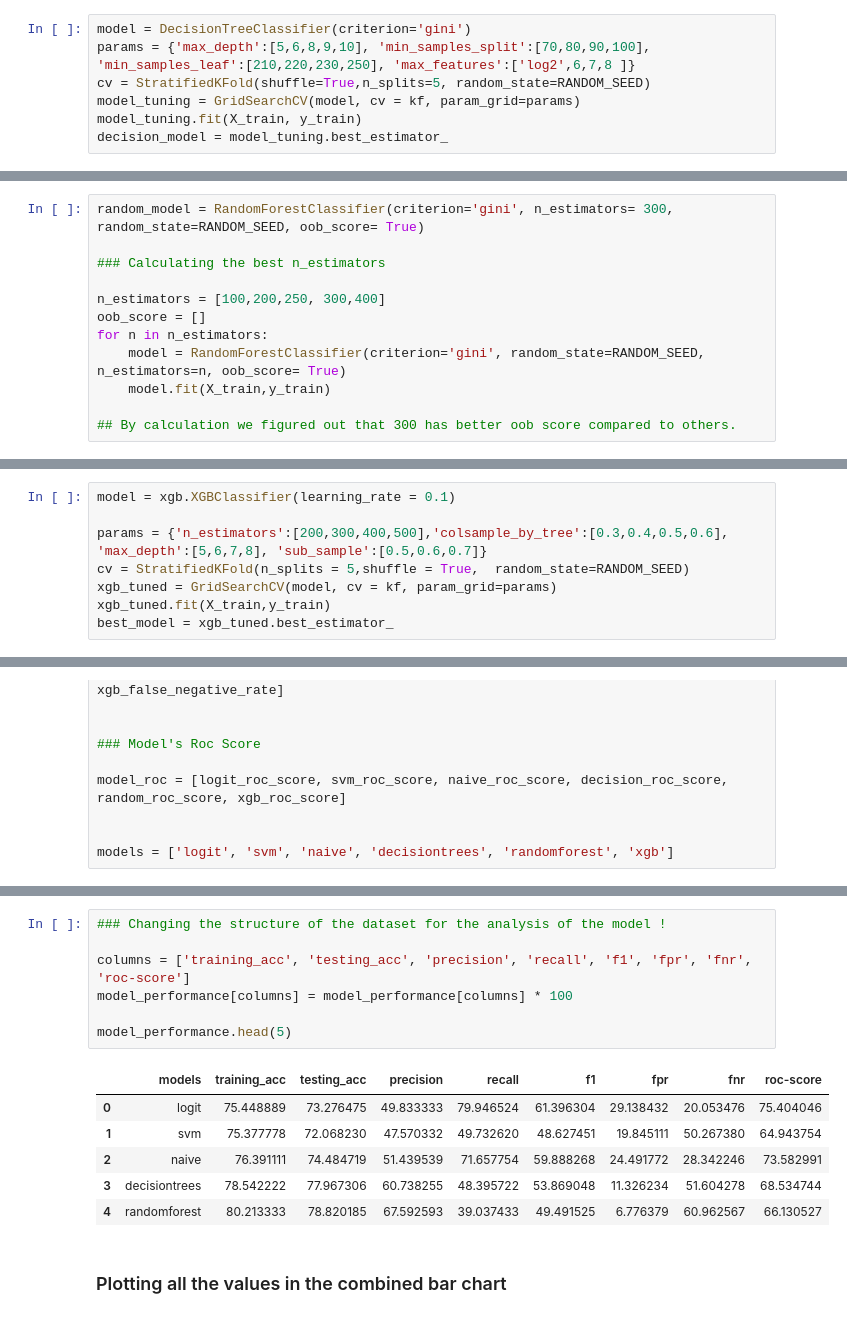
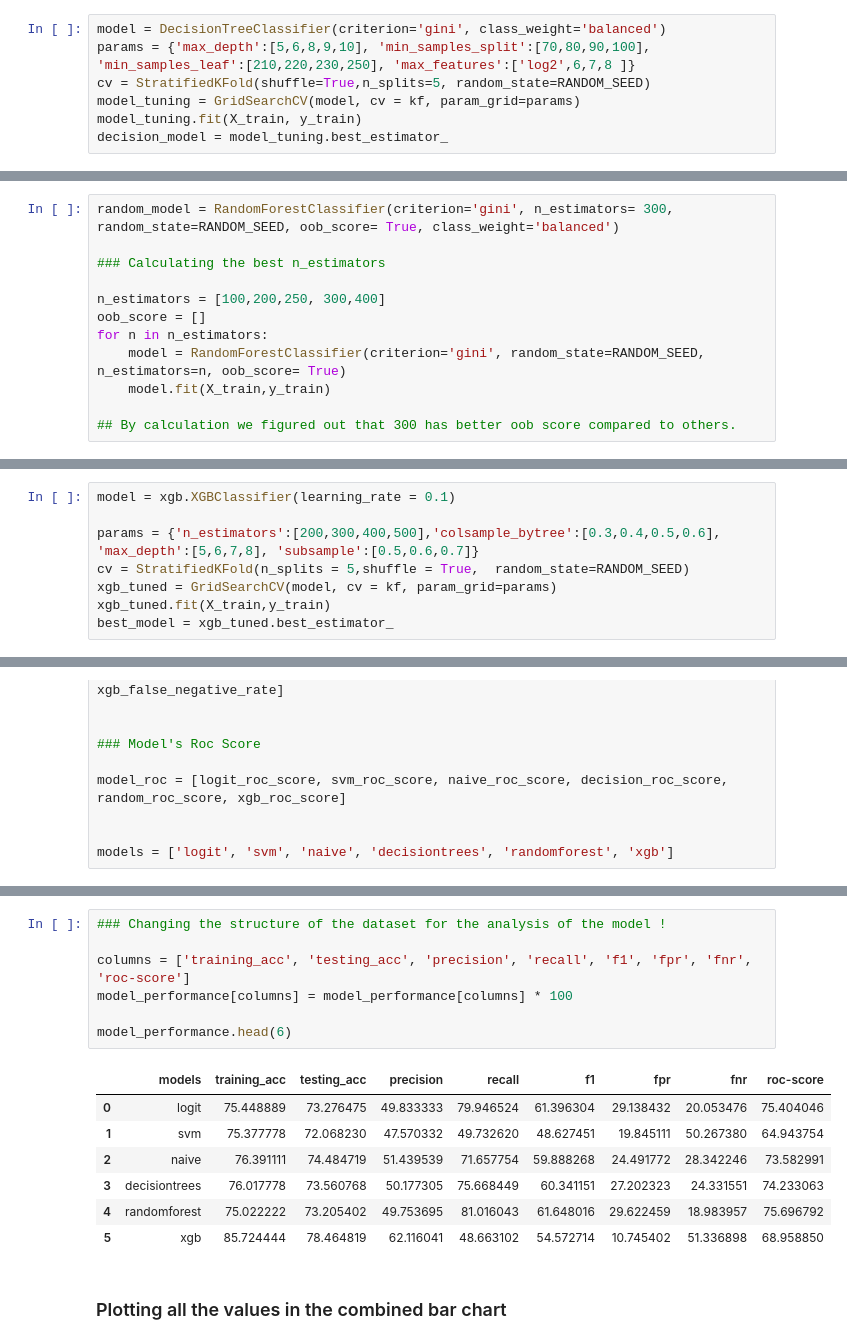
Before and after one commit to suzaladhikari/customer_churn-, a Jupyter notebook: Model Preparation/model.ipynb, the cells around one changed output, grey strips where cells are left out. Drawn from its saved outputs; the diff is of its cells as text.

```diff
--- a/Model Preparation/model.ipynb
+++ b/Model Preparation/model.ipynb
@@ -284,7 +284,7 @@ SVM False Negative Rate: 0.50
 # %% [markdown]
 ### Model 4: Decision Tree Classifier
 # %%
-model = DecisionTreeClassifier(criterion='gini')
+model = DecisionTreeClassifier(criterion='gini', class_weight='balanced')
 params = {'max_depth':[5,6,8,9,10], 'min_samples_split':[70,80,90,100], 'min_samples_leaf':[210,220,230,250], 'max_features':['log2',6,7,8 ]}
 cv = StratifiedKFold(shuffle=True,n_splits=5, random_state=RANDOM_SEED)
 model_tuning = GridSearchCV(model, cv = kf, param_grid=params)
@@ -370,7 +370,7 @@ Decision Tree ROC-AUC score: 0.69
 # %% [markdown]
 ### Model 5: Random Forest Classifier
 # %%
-random_model = RandomForestClassifier(criterion='gini', n_estimators= 300, random_state=RANDOM_SEED, oob_score= True)
+random_model = RandomForestClassifier(criterion='gini', n_estimators= 300, random_state=RANDOM_SEED, oob_score= True, class_weight='balanced')
 
 ### Calculating the best n_estimators
 
@@ -466,7 +466,7 @@ Random Forest ROC-AUC score: 0.66
 # %%
 model = xgb.XGBClassifier(learning_rate = 0.1)
 
-params = {'n_estimators':[200,300,400,500],'colsample_by_tree':[0.3,0.4,0.5,0.6], 'max_depth':[5,6,7,8], 'sub_sample':[0.5,0.6,0.7]}
+params = {'n_estimators':[200,300,400,500],'colsample_bytree':[0.3,0.4,0.5,0.6], 'max_depth':[5,6,7,8], 'subsample':[0.5,0.6,0.7]}
 cv = StratifiedKFold(n_splits = 5,shuffle = True,  random_state=RANDOM_SEED)
 xgb_tuned = GridSearchCV(model, cv = kf, param_grid=params)
 xgb_tuned.fit(X_train,y_train)
@@ -619,17 +601,18 @@ model_performance.head(5)
 # %%
 ### Changing the structure of the dataset for the analysis of the model !
 
 columns = ['training_acc', 'testing_acc', 'precision', 'recall', 'f1', 'fpr', 'fnr', 'roc-score']
 model_performance[columns] = model_performance[columns] * 100
 
-model_performance.head(5)
+model_performance.head(6)
 # %% [output]
 |  | models | training_acc | testing_acc | precision | recall | f1 | fpr | fnr | roc-score |
 | 0 | logit | 75.448889 | 73.276475 | 49.833333 | 79.946524 | 61.396304 | 29.138432 | 20.053476 | 75.404046 |
 | 1 | svm | 75.377778 | 72.068230 | 47.570332 | 49.732620 | 48.627451 | 19.845111 | 50.267380 | 64.943754 |
 | 2 | naive | 76.391111 | 74.484719 | 51.439539 | 71.657754 | 59.888268 | 24.491772 | 28.342246 | 73.582991 |
-| 3 | decisiontrees | 78.542222 | 77.967306 | 60.738255 | 48.395722 | 53.869048 | 11.326234 | 51.604278 | 68.534744 |
-| 4 | randomforest | 80.213333 | 78.820185 | 67.592593 | 39.037433 | 49.491525 | 6.776379 | 60.962567 | 66.130527 |
+| 3 | decisiontrees | 76.017778 | 73.560768 | 50.177305 | 75.668449 | 60.341151 | 27.202323 | 24.331551 | 74.233063 |
+| 4 | randomforest | 75.022222 | 73.205402 | 49.753695 | 81.016043 | 61.648016 | 29.622459 | 18.983957 | 75.696792 |
+| 5 | xgb | 85.724444 | 78.464819 | 62.116041 | 48.663102 | 54.572714 | 10.745402 | 51.336898 | 68.958850 |
 # %% [markdown]
 ### Plotting all the values in the combined bar chart
 # %%
```
Also changed, not shown: parts of 12 cells of this notebook.
